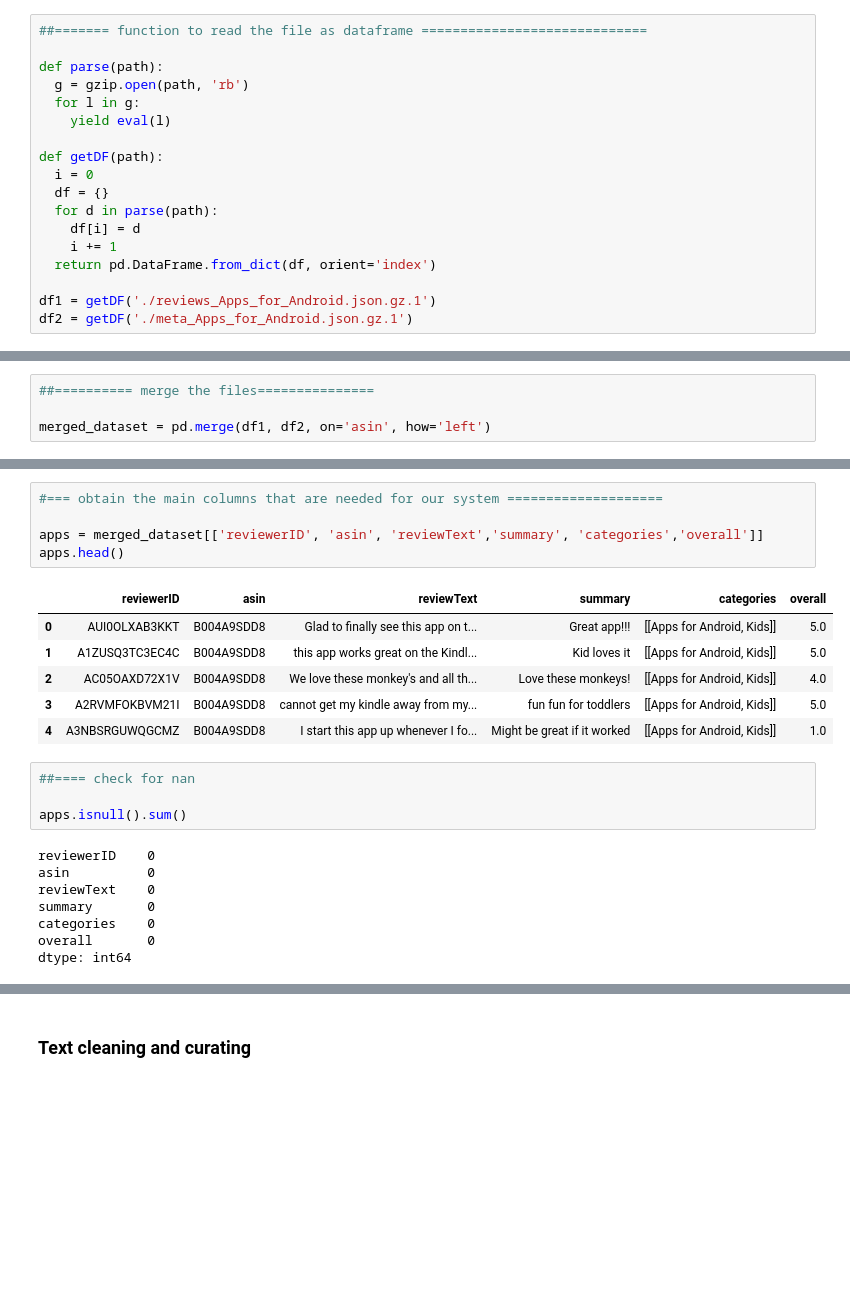
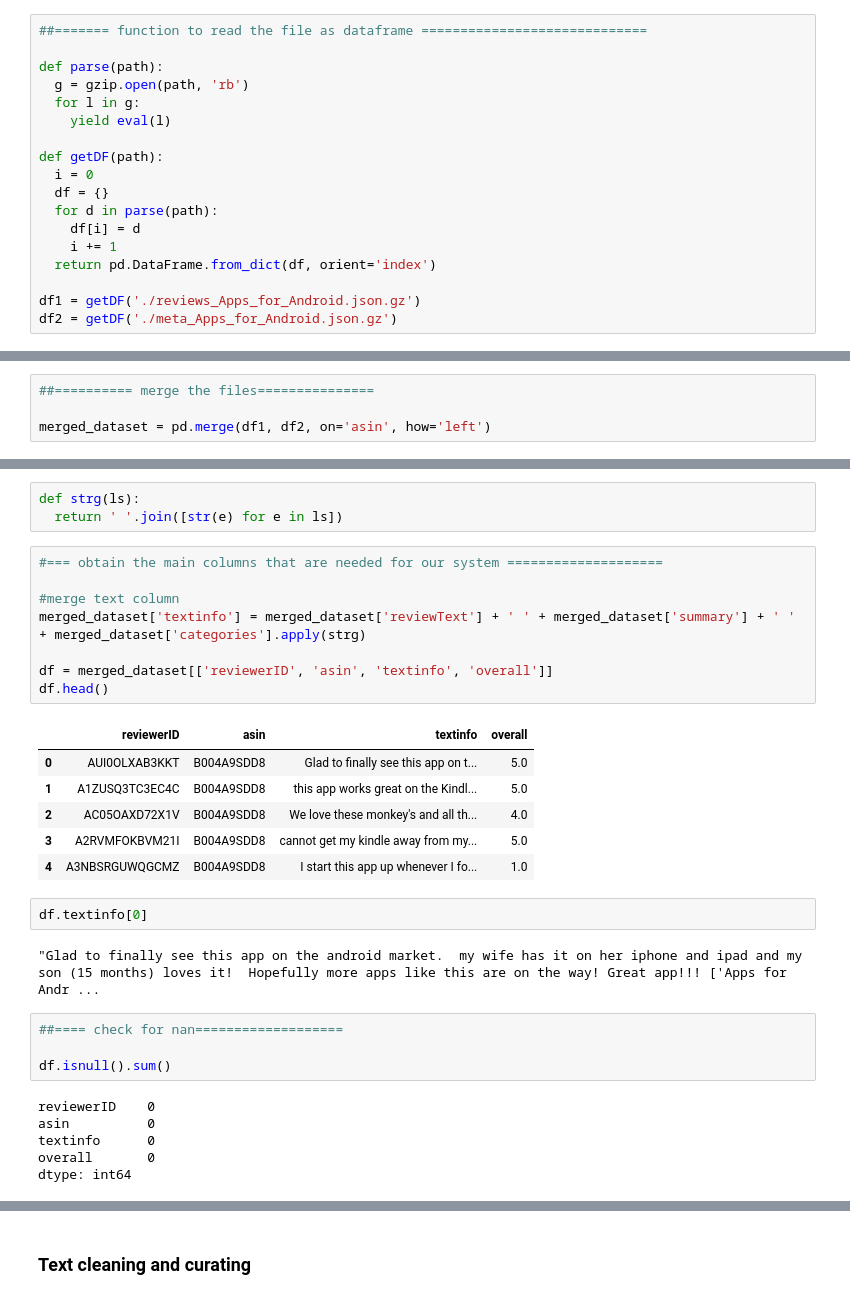
Before and after one commit to Michael-HK/Mobile_Apps_Reccomendation_system, a Jupyter notebook: mobile_Apps_reccomender_system.ipynb, the cells around one changed output, grey strips where cells are left out. Saved outputs shown, nothing was run; the diff lists cells and outputs as text; blank space fills up the shorter version.

```diff
--- a/mobile_Apps_reccomender_system.ipynb
+++ b/mobile_Apps_reccomender_system.ipynb
@@ -82,8 +96,8 @@ def getDF(path):
     i += 1
   return pd.DataFrame.from_dict(df, orient='index')
 
-df1 = getDF('./reviews_Apps_for_Android.json.gz.1')
-df2 = getDF('./meta_Apps_for_Android.json.gz.1')
+df1 = getDF('./reviews_Apps_for_Android.json.gz')
+df2 = getDF('./meta_Apps_for_Android.json.gz')
 # %%
 #=== view
 
@@ -146,28 +160,36 @@ categories              0
 salesRank         2635549
 price             2617728
 dtype: int64
+# %%
+def strg(ls):
+  return ' '.join([str(e) for e in ls])
 # %%
 #=== obtain the main columns that are needed for our system ====================
 
-apps = merged_dataset[['reviewerID', 'asin', 'reviewText','summary', 'categories','overall']]
-apps.head()
+#merge text column
+merged_dataset['textinfo'] = merged_dataset['reviewText'] + ' ' + merged_dataset['summary'] + ' ' + merged_dataset['categories'].apply(strg)
+
+df = merged_dataset[['reviewerID', 'asin', 'textinfo', 'overall']]
+df.head()
 # %% [output]
-|  | reviewerID | asin | reviewText | summary | categories | overall |
-| 0 | AUI0OLXAB3KKT | B004A9SDD8 | Glad to finally see this app on t... | Great app!!! | [[Apps for Android, Kids]] | 5.0 |
-| 1 | A1ZUSQ3TC3EC4C | B004A9SDD8 | this app works great on the Kindl... | Kid loves it | [[Apps for Android, Kids]] | 5.0 |
-| 2 | AC05OAXD72X1V | B004A9SDD8 | We love these monkey's and all th... | Love these monkeys! | [[Apps for Android, Kids]] | 4.0 |
-| 3 | A2RVMFOKBVM21I | B004A9SDD8 | cannot get my kindle away from my... | fun fun for toddlers | [[Apps for Android, Kids]] | 5.0 |
-| 4 | A3NBSRGUWQGCMZ | B004A9SDD8 | I start this app up whenever I fo... | Might be great if it worked | [[Apps for Android, Kids]] | 1.0 |
+|  | reviewerID | asin | textinfo | overall |
+| 0 | AUI0OLXAB3KKT | B004A9SDD8 | Glad to finally see this app on t... | 5.0 |
+| 1 | A1ZUSQ3TC3EC4C | B004A9SDD8 | this app works great on the Kindl... | 5.0 |
+| 2 | AC05OAXD72X1V | B004A9SDD8 | We love these monkey's and all th... | 4.0 |
+| 3 | A2RVMFOKBVM21I | B004A9SDD8 | cannot get my kindle away from my... | 5.0 |
+| 4 | A3NBSRGUWQGCMZ | B004A9SDD8 | I start this app up whenever I fo... | 1.0 |
+# %%
+df.textinfo[0]
+# %% [output]
+"Glad to finally see this app on the android market.  my wife has it on her iphone and ipad and my son (15 months) loves it!  Hopefully more apps like this are on the way! Great app!!! ['Apps for Andr ...
 # %%
-##==== check for nan
+##==== check for nan===================
 
-apps.isnull().sum()
+df.isnull().sum()
 # %% [output]
 reviewerID    0
 asin          0
-reviewText    0
-summary       0
-categories    0
+textinfo      0
 overall       0
 dtype: int64
 # %%
```
Also changed, not shown: parts of 66 cells of this notebook.
